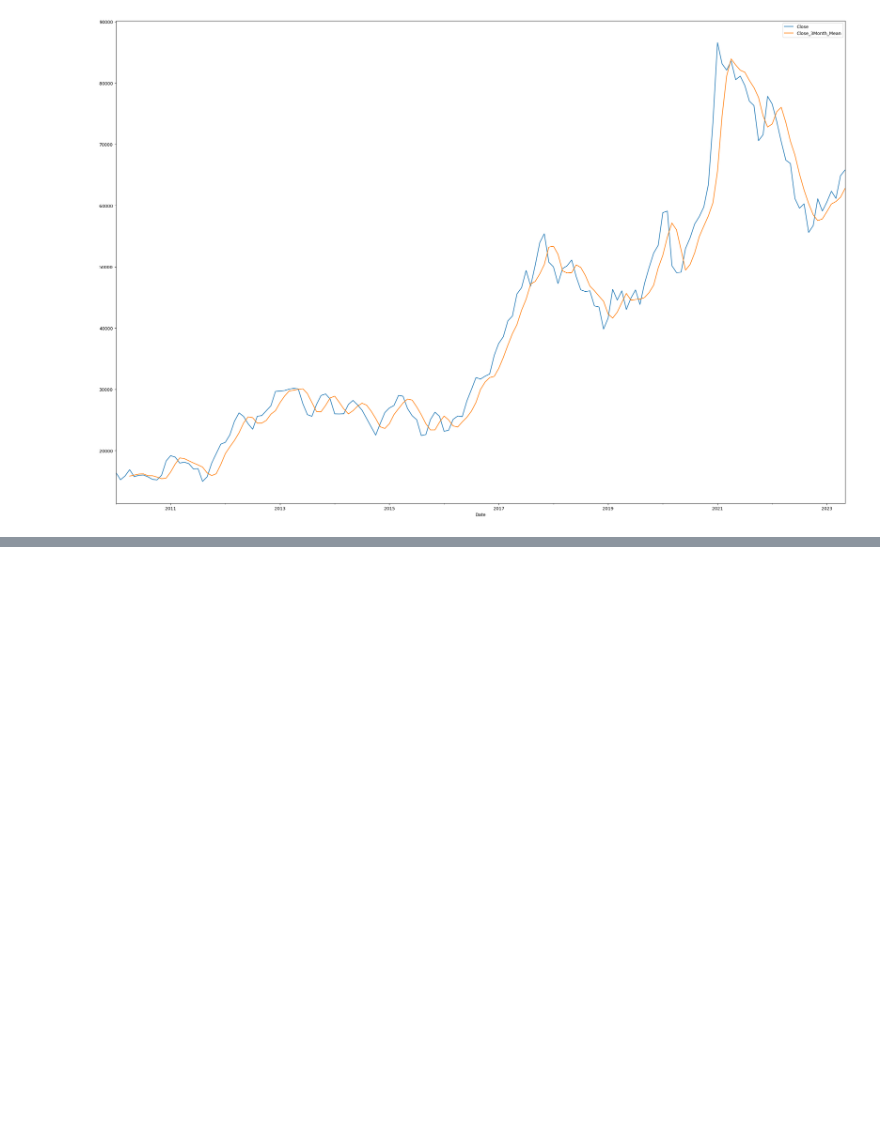
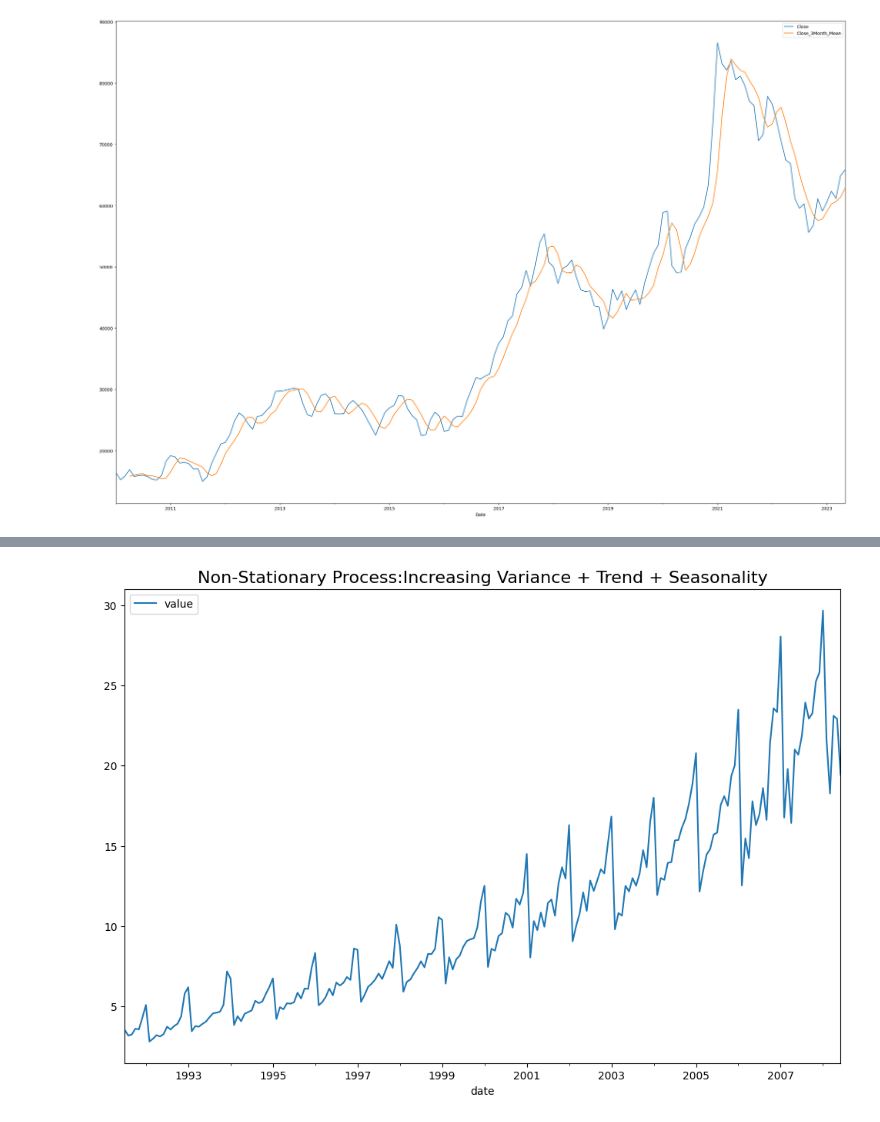
Before and after one commit to sejinhwang97ko/ubion_ml, a Jupyter notebook: time.ipynb, the cells around one changed output, grey strips where cells are left out. Cells and saved outputs as stored; diff of their text form; code cells hidden in the pictures; blank space fills up the shorter version.

```diff
--- a/time.ipynb
+++ b/time.ipynb
@@ -160,3 +160,6 @@ df_apple_monthly[['Close', 'Close_3Month_Mean']].plot(figsize=(30,20))
 # %% [output]
 <AxesSubplot:xlabel='Date'>
 [figure]
+# %%
+df = pd.read_csv("./datasets/a10.csv", index_col='date', parse_dates=['date'])
+df.head(12)
@@ -162,0 +181,6 @@ df_apple_monthly[['Close', 'Close_3Month_Mean']].plot(figsize=(30,20))
+# %%
+df.plot(figsize=[12,8])
+plt.title('Non-Stationary Process:Increasing Variance + Trend + Seasonality', fontsize=16)
+plt.show()
+# %% [output]
+[figure, added]
```
Also changed, not shown: parts of 7 cells of this notebook, 2 other files.
